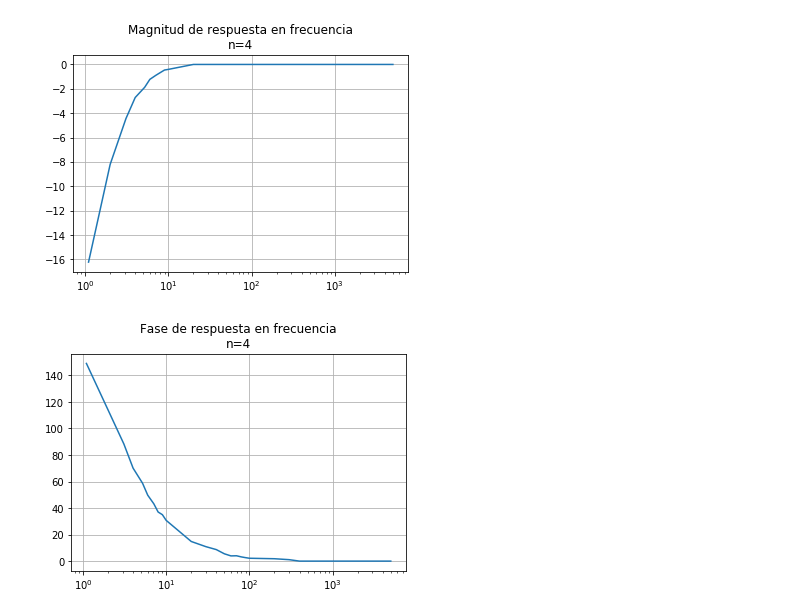
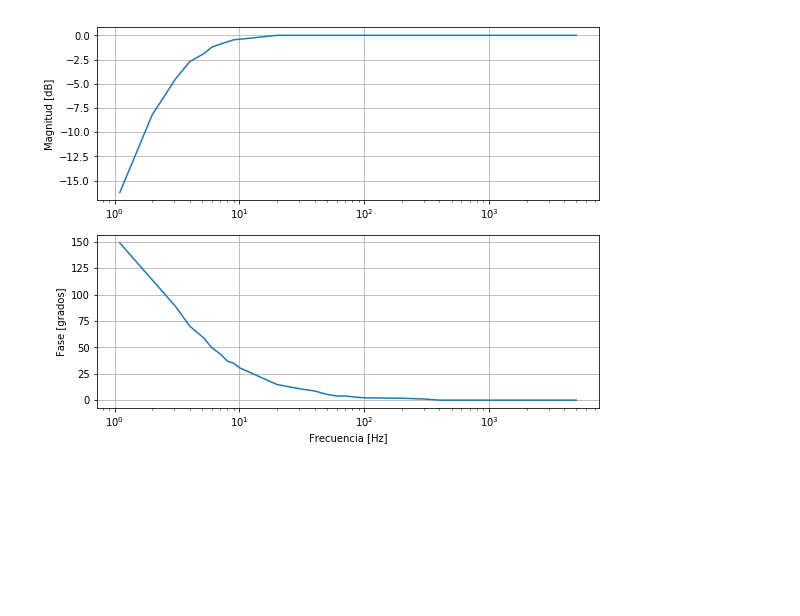
Before and after one commit to AguilarRosario/Servicio-Social, a Jupyter notebook: src/FAyD/P2_n2&4_caracterizacion.ipynb, the cells around one changed output. Drawn from its saved outputs; the diff is of its cells as text; code cells hidden in the pictures; blank space fills up the shorter version.

```diff
--- a/src/FAyD/P2_n2&4_caracterizacion.ipynb
+++ b/src/FAyD/P2_n2&4_caracterizacion.ipynb
@@ -6,19 +6,23 @@ import matplotlib.pyplot as plt
 """Señal de entrada: senoidal 1.96 V"""
 #[Hz,Volts,Fase]
 volt = np.array([[1.1,0.54,149],[2.,1.36,114],[3.1,2.1,88.3],[4.,2.56,70.1],[5.2,2.82,58.7],[6.,3.04,49.7],[7.1,3.16,43.2],[8,3.24,37.],[9.,3.32,35],[10,3.34,30.7],[20.,3.5,14.8],[30,3.5,10.9],[40,3.5,8.69],[50,3.5,5.52],[60,3.5,3.93],[70,3.5,4.03],[80,3.5,3.18],[90,3.5,2.61],[100,3.5,2.16],[200,3.5,1.8],[300,3.5,1.09],[400,3.5,0],[500,3.5,0],[600,3.5,0],[700,3.5,0],[800,3.5,0],[900,3.5,0],[1e3,3.5,0],[2e3,3.5,0],[3e3,3.5,0],[4e3,3.5,0],[5e3,3.5,0]])
+# %%
+datapath = 'C:\\Users\\HP desktop\\Documents\\Trimestre 19I\\Servicio social\\images\\' #Ruta donde se desea guardar las gráficas
 # %%
-plt.figure()
+plt.figure(figsize=(9,7))
+plt.subplot(2,1,1)
 plt.semilogx(volt[:,0],20*np.log10(volt[:,1]/3.5))
-plt.title("Magnitud de respuesta en frecuencia\nn=4")
+# plt.title("Magnitud de respuesta en frecuencia\nn=4")
+plt.ylabel('Magnitud [dB]')
 plt.grid(True)
-
-plt.figure()
+plt.subplot(2,1,2)
 plt.semilogx(volt[:,0],volt[:,2])
-plt.title("Fase de respuesta en frecuencia\nn=4")
+plt.ylabel('Fase [grados]')
+plt.xlabel('Frecuencia [Hz]')
 plt.grid(True)
+plt.savefig(datapath+'RF_PA4')
 # %% [output]
-[figure, old version]
+[figure, new version]
-[figure, removed]
 # %%
 """PASA ALTAS orden 2"""
 """Señal de entrada: senoidal 2.48 V a 40.60 Hz"""
```
Also changed, not shown: 3 other files.
